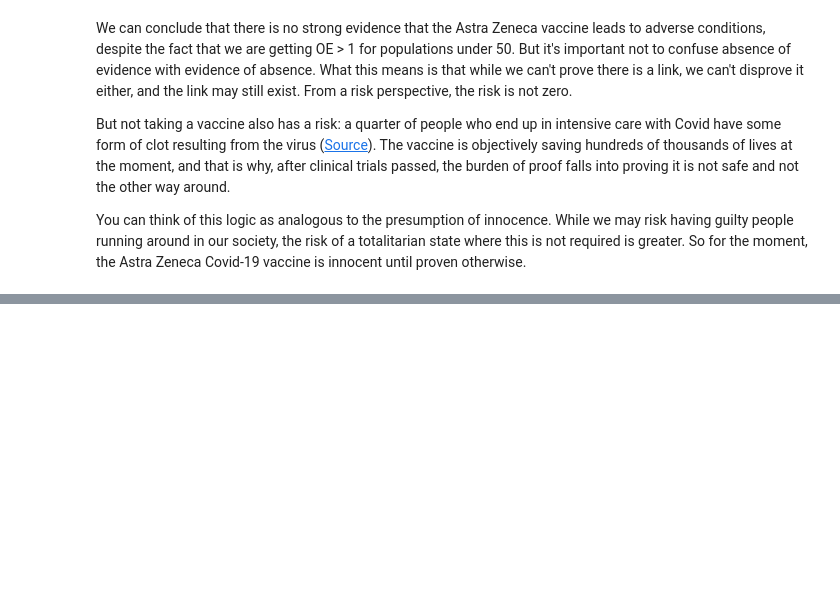
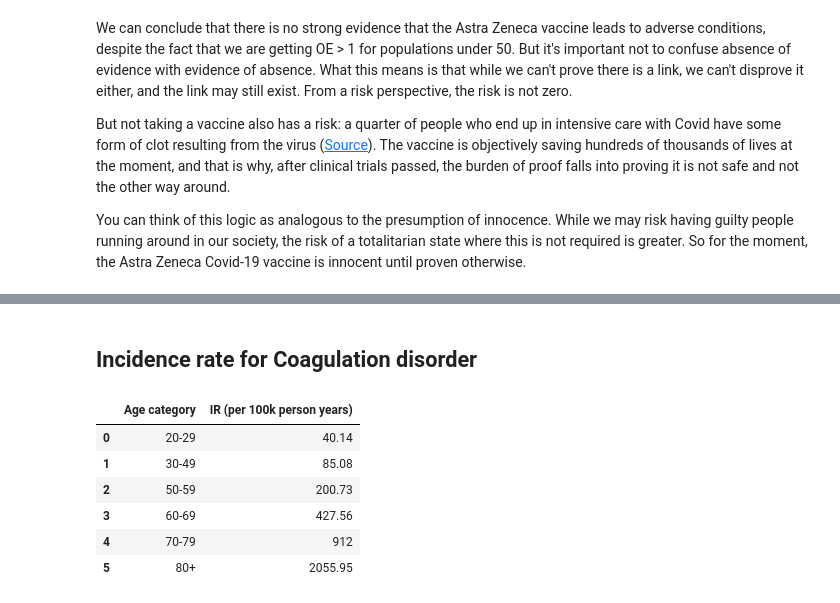
Before and after one commit to molinsp/datablog, a Jupyter notebook: _notebooks/2021-04-01-Astra_Zeneca_Covid.ipynb, the cells around one changed output, grey strips where cells are left out. Cells and saved outputs as stored; diff of their text form; code cells hidden in the pictures; blank space fills up the shorter version.

```diff
--- a/_notebooks/2021-04-01-Astra_Zeneca_Covid.ipynb
+++ b/_notebooks/2021-04-01-Astra_Zeneca_Covid.ipynb
@@ -319,0 +371,16 @@ So for the moment, the Astra Zeneca Covid-19 vaccine is innocent until proven ot
+# %% [markdown]
+## Incidence rate for Coagulation disorder
+# %%
+#hide_input
+gsheet_to_df(
+    url="https://docs.google.com/spreadsheets/d/11yJ8GbArmcazWG8UdsSWD2gY2VIVD7l_zaPOdiF2ePY",
+    start_row=1,
+    sheet="ARS_IT_CT")
+# %% [output]
+|  | Age category | IR (per 100k person years) |
+| 0 | 20-29 | 40.14 |
+| 1 | 30-49 | 85.08 |
+| 2 | 50-59 | 200.73 |
+| 3 | 60-69 | 427.56 |
+| 4 | 70-79 | 912 |
+| 5 | 80+ | 2055.95 |
```
Also changed, not shown: parts of 22 cells of this notebook.
